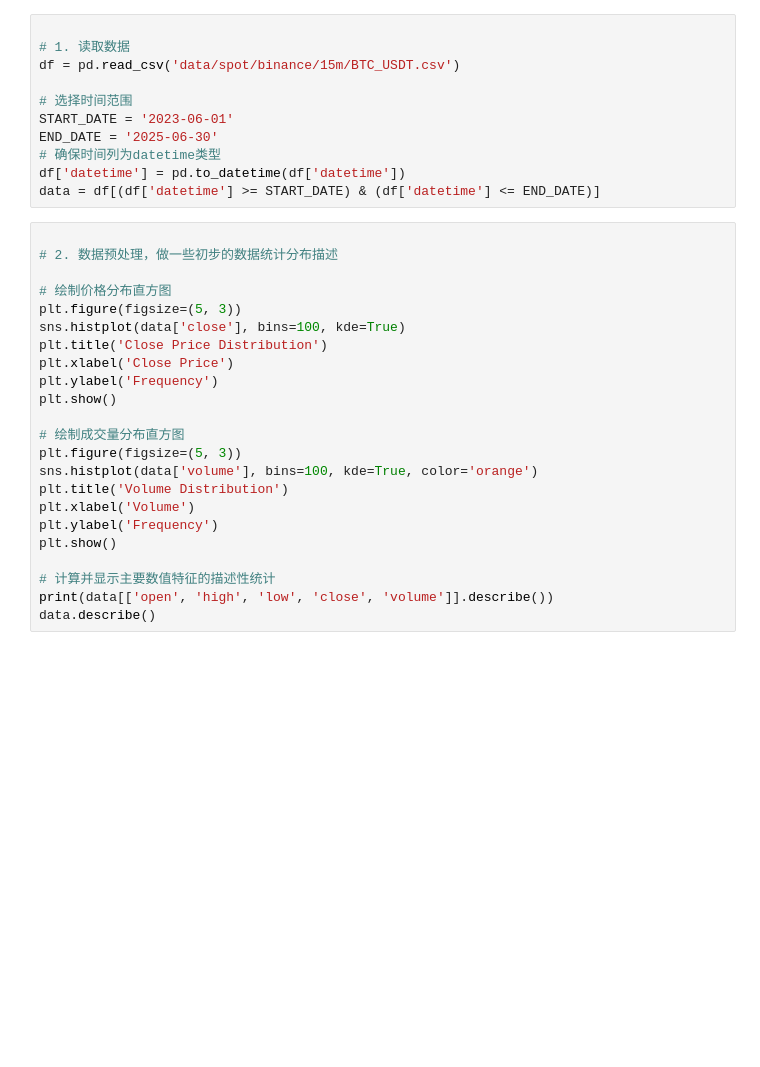
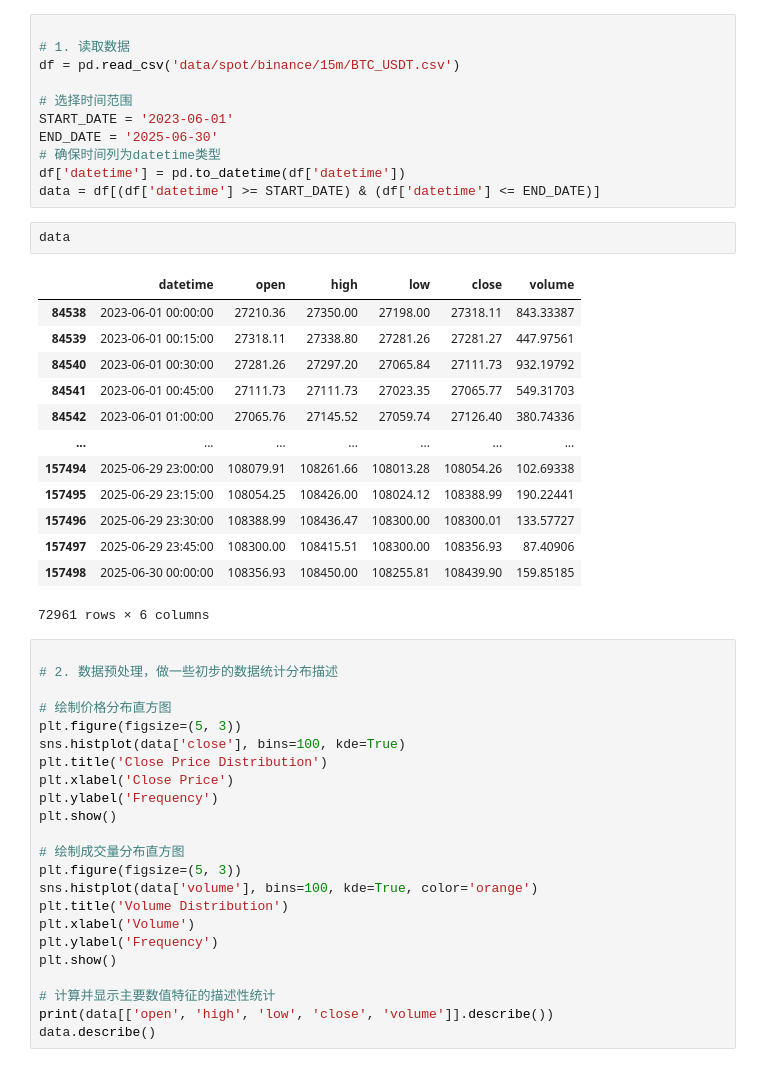
Before and after one commit to yangxiamike/crypto_strat, a Jupyter notebook: lightgbm_v1.ipynb, the cells around one changed output. Cells and saved outputs as stored; diff of their text form; blank space fills up the shorter version.

```diff
--- a/lightgbm_v1.ipynb
+++ b/lightgbm_v1.ipynb
@@ -22,6 +22,22 @@ END_DATE = '2025-06-30'
 # 确保时间列为datetime类型
 df['datetime'] = pd.to_datetime(df['datetime'])
 data = df[(df['datetime'] >= START_DATE) & (df['datetime'] <= END_DATE)]
+# %%
+data
+# %% [output]
+|  | datetime | open | high | low | close | volume |
+| 84538 | 2023-06-01 00:00:00 | 27210.36 | 27350.00 | 27198.00 | 27318.11 | 843.33387 |
+| 84539 | 2023-06-01 00:15:00 | 27318.11 | 27338.80 | 27281.26 | 27281.27 | 447.97561 |
+| 84540 | 2023-06-01 00:30:00 | 27281.26 | 27297.20 | 27065.84 | 27111.73 | 932.19792 |
+| 84541 | 2023-06-01 00:45:00 | 27111.73 | 27111.73 | 27023.35 | 27065.77 | 549.31703 |
+| 84542 | 2023-06-01 01:00:00 | 27065.76 | 27145.52 | 27059.74 | 27126.40 | 380.74336 |
+| ... | ... | ... | ... | ... | ... | ... |
+| 157494 | 2025-06-29 23:00:00 | 108079.91 | 108261.66 | 108013.28 | 108054.26 | 102.69338 |
+| 157495 | 2025-06-29 23:15:00 | 108054.25 | 108426.00 | 108024.12 | 108388.99 | 190.22441 |
+| 157496 | 2025-06-29 23:30:00 | 108388.99 | 108436.47 | 108300.00 | 108300.01 | 133.57727 |
+| 157497 | 2025-06-29 23:45:00 | 108300.00 | 108415.51 | 108300.00 | 108356.93 | 87.40906 |
+| 157498 | 2025-06-30 00:00:00 | 108356.93 | 108450.00 | 108255.81 | 108439.90 | 159.85185 |
+72961 rows × 6 columns
 # %%
 
 # 2. 数据预处理，做一些初步的数据统计分布描述
```
Also changed, not shown: parts of 6 cells of this notebook, 8 other files.
